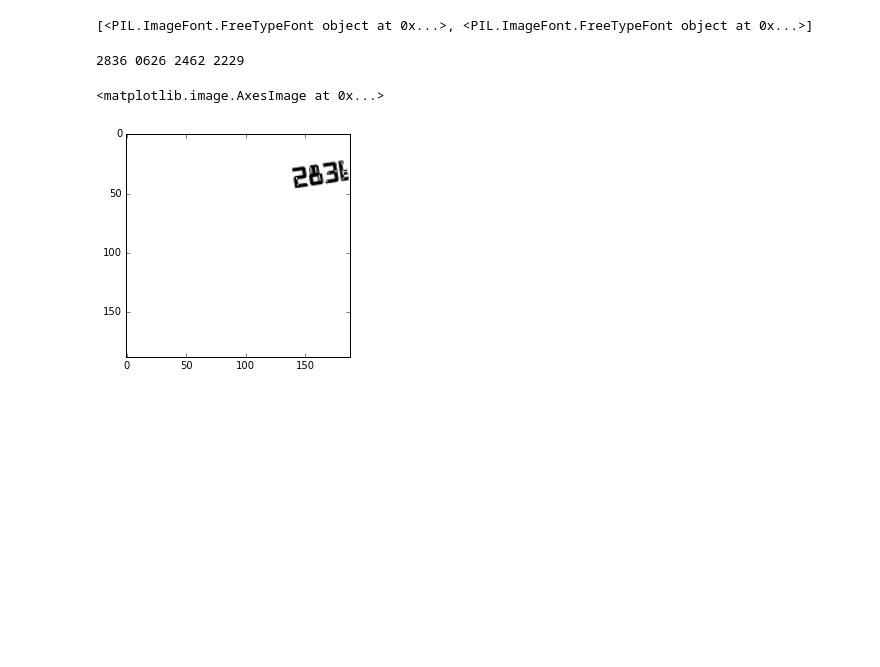
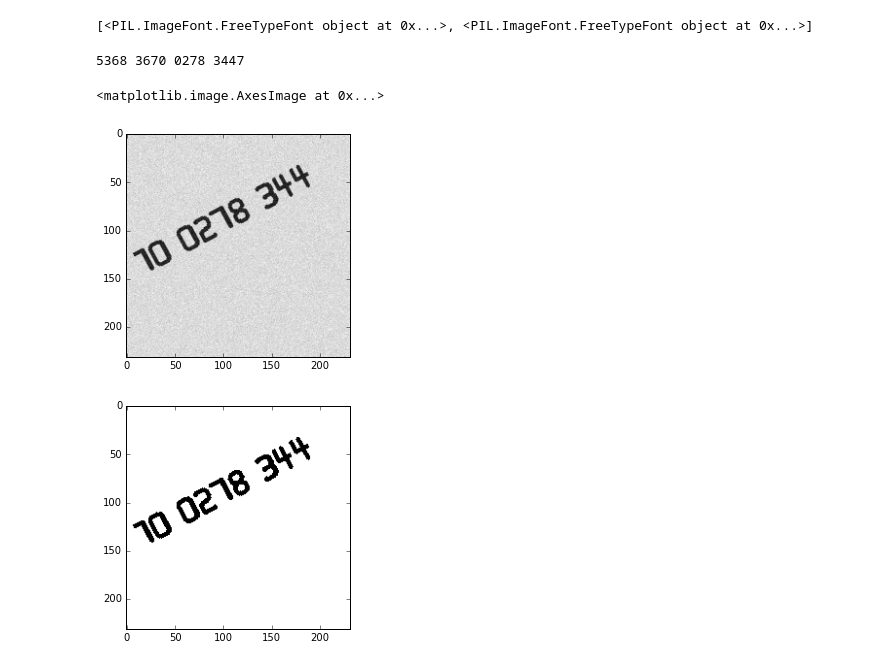
Before and after one commit to juanluisrto/skcc-bachelor-thesis, a Jupyter notebook: text-detector.ipynb, the cells around one changed output. Saved outputs shown, nothing was run; the diff lists cells and outputs as text; code cells hidden in the pictures; blank space fills up the shorter version.

```diff
--- a/text-detector.ipynb
+++ b/text-detector.ipynb
@@ -80,6 +82,7 @@ def credit_card_image(number_string, fonts, backgrounds=None, image_size=(160, 1
                                  image_size[1] + image_padding * 2), color=0)
 
     draw = ImageDraw.Draw(text_image)
+
     text_position = (np.random.randint(-image_size[0], image_size[0]),
                      np.random.randint(-image_size[1], image_size[1]))
 
@@ -89,7 +92,9 @@ def credit_card_image(number_string, fonts, backgrounds=None, image_size=(160, 1
     text_image = text_image[image_padding:text_image.shape[0] - image_padding,
                             image_padding:text_image.shape[1] - image_padding]
 
+
     image = text_image.copy()
+    image += np.random.normal(size=text_image.shape) * 0.05
     image = normalize_pixels(image, invert=False)
 
     mask = text_image > 0.25
@@ -107,10 +112,13 @@ cc_number = credit_card_number()
 print(cc_number)
 image, target = credit_card_image(cc_number, fonts=fonts)
 # %% [output]
-2836 0626 2462 2229
+5368 3670 0278 3447
 # %%
 plt.figure()
 plt.imshow(image, cmap=plt.cm.gray_r, interpolation='bilinear')
+plt.figure()
+plt.imshow(target, cmap=plt.cm.gray_r, interpolation='bilinear')
 # %% [output]
 <matplotlib.image.AxesImage at 0x...>
-[figure, old version]
+[figure, new version]
+[figure, added]
```
Also changed, not shown: parts of 2 cells of this notebook, 1 other file.
